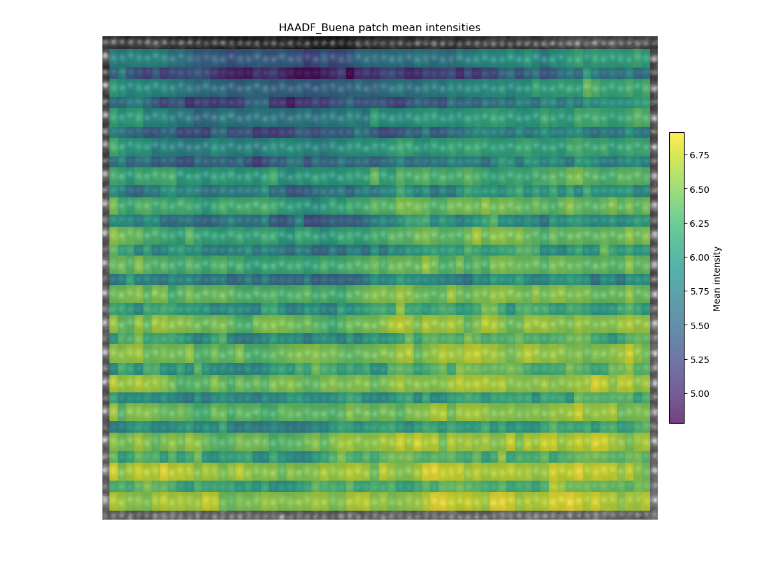
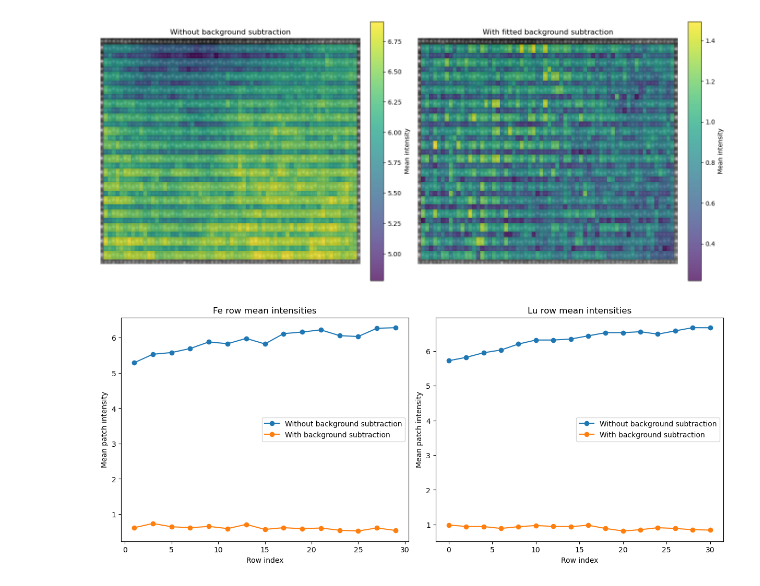
Before and after one commit to jiananwu72/h-LFO-point-defects, a Jupyter notebook: notebooks/plotting.ipynb, the cells around one changed output. Saved outputs shown, nothing was run; the diff lists cells and outputs as text; code cells hidden in the pictures; blank space fills up the shorter version.

```diff
--- a/notebooks/plotting.ipynb
+++ b/notebooks/plotting.ipynb
@@ -8,33 +8,63 @@ import numpy as np
 sys.path.append('..')
 import roi_tools
 # %%
-s_original = hs.load('../data/images/Jaume LFO/HAADF_Buena.dm3')
+s_original = hs.load('../data/images/HAADF/HAADF_Buena.dm3')
+# s = s_original.isig[:, :]
 
 left_bound = 20
 right_bound = 2048 - 20
 start_pixel = 200
 end_pixel = 2048 - 100
-
 s = s_original.isig[left_bound:right_bound, start_pixel:end_pixel]
 # %%
 grid_creator = roi_tools.GridCreator()
 layout = grid_creator.detect_layout(s)
 grid = grid_creator.process(s, layout=layout)
-mean_intensities = grid.values(metric='mean_intensity')
+mean_intensities_raw = grid.values(metric='mean_intensity')
+backgrounds = roi_tools.subtract_background(grid)
+mean_intensities_subtracted = grid.values(metric='mean_intensity')
 
-fig, ax = plt.subplots(figsize=(10, 10))
-plotter = roi_tools.PatchGridPlotter(s, grid, ax=ax)
-
-artist = plotter.add_patch_faces(
-    values=mean_intensities,
-    cmap='viridis',
-    alpha=0.75,
+fig, axes = plt.subplots(1, 2, figsize=(14, 7), constrained_layout=True)
+plots = (
+    ('Without background subtraction', mean_intensities_raw),
+    ('With fitted background subtraction', mean_intensities_subtracted),
 )
 
-fig.colorbar(artist, ax=ax, fraction=0.025, pad=0.02, label='Mean intensity')
-ax.set_title('HAADF_Buena patch mean intensities')
-ax.axis('off')
-fig.tight_layout()
+for ax, (title, values) in zip(axes, plots):
+    plotter = roi_tools.PatchGridPlotter(s, grid, ax=ax)
+    artist = plotter.add_patch_faces(
+        values=values,
+        cmap='viridis',
+        alpha=0.75,
+    )
+    plotter.add_colorbar(artist, label='Mean intensity')
+    ax.set_title(title)
+    ax.axis('off')
+
 plt.show()
 # %% [output]
-[figure, old version]
+[figure, new version]
+# %%
+row_indices = np.arange(grid.shape[1])
+row_atom_types = np.asarray(grid.atom_types[0])
+if not np.all(grid.atom_types == row_atom_types):
+    raise ValueError('Each row must contain a single atom type.')
+
+fig, axes = plt.subplots(1, 2, figsize=(12, 5), constrained_layout=True)
+
+for ax, atom_type in zip(axes, ('Fe', 'Lu')):
+    selected_rows = row_atom_types == atom_type
+    rows = row_indices[selected_rows]
+    raw_row_means = mean_intensities_raw[:, selected_rows].mean(axis=0)
+    subtracted_row_means = mean_intensities_subtracted[:, selected_rows].mean(axis=0)
+
+    ax.plot(rows, raw_row_means, 'o-', label='Without background subtraction')
+    ax.plot(rows, subtracted_row_means, 'o-', label='With background subtraction')
+    ax.set_title(f'{atom_type} row mean intensities')
+    ax.set_xlabel('Row index')
+    ax.set_ylabel('Mean patch intensity')
+    ax.legend()
+
+plt.show()
+# %% [output]
+[figure, added]
```
Also changed, not shown: parts of 3 cells of this notebook, 23 other files.
